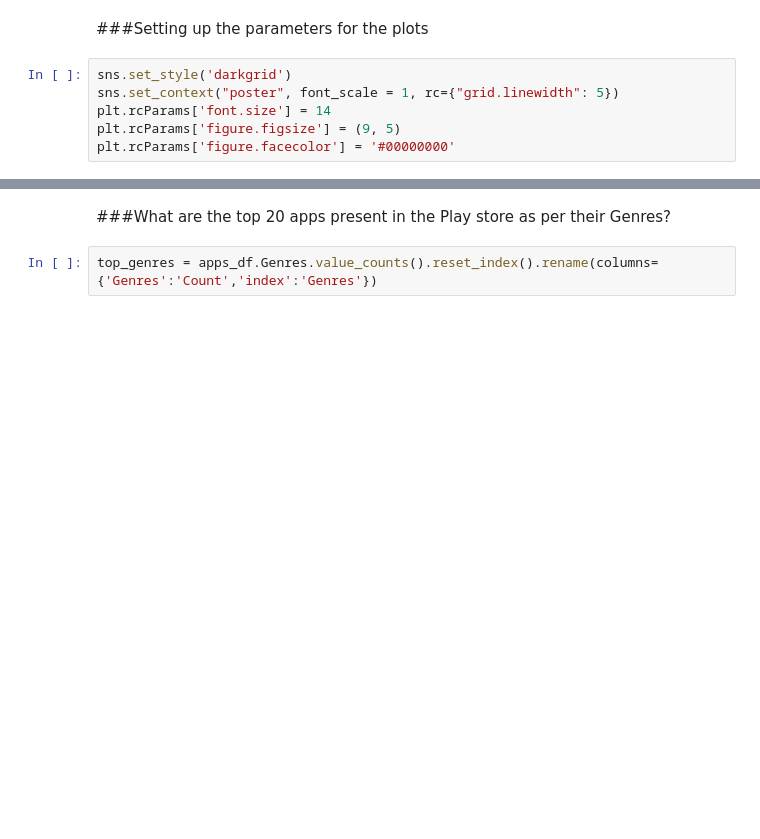
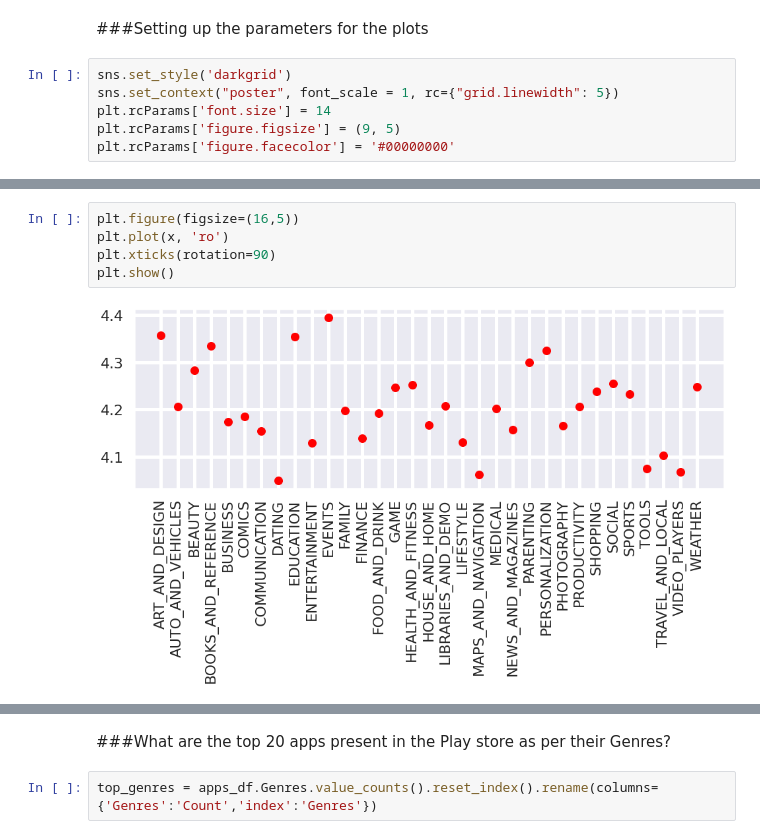
Before and after one commit to Harisha-AlmaBetter/Play-Store-Analysis-EDA-AlmaBetter, a Jupyter notebook: Play_Store_App_Review_Analysis(Capstone_Project_1)_Harisha.ipynb, the cells around one changed output, grey strips where cells are left out. Drawn from its saved outputs; the diff is of its cells as text; blank space fills up the shorter version.

```diff
--- a/Play_Store_App_Review_Analysis(Capstone_Project_1)_Harisha.ipynb
+++ b/Play_Store_App_Review_Analysis(Capstone_Project_1)_Harisha.ipynb
@@ -377,0 +406,7 @@ plt.rcParams['figure.facecolor'] = '#00000000'
+# %%
+plt.figure(figsize=(16,5))
+plt.plot(x, 'ro')
+plt.xticks(rotation=90)
+plt.show()
+# %% [output]
+[figure, added]
```
Also changed, not shown: parts of 30 cells of this notebook.
